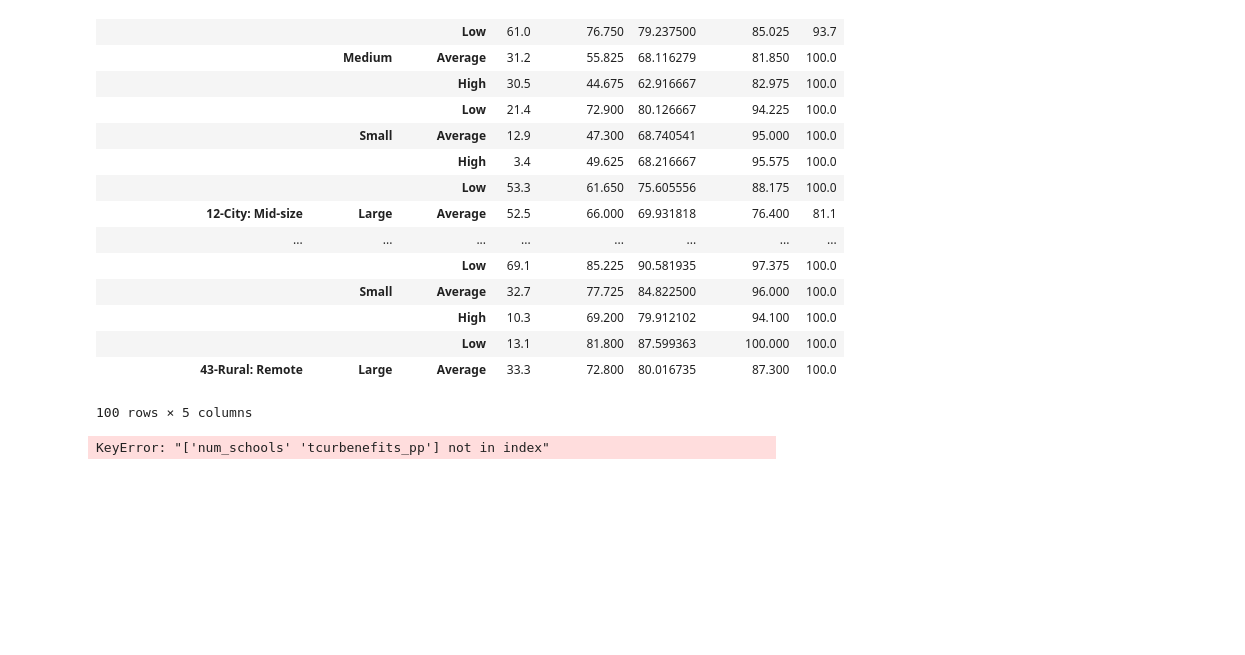
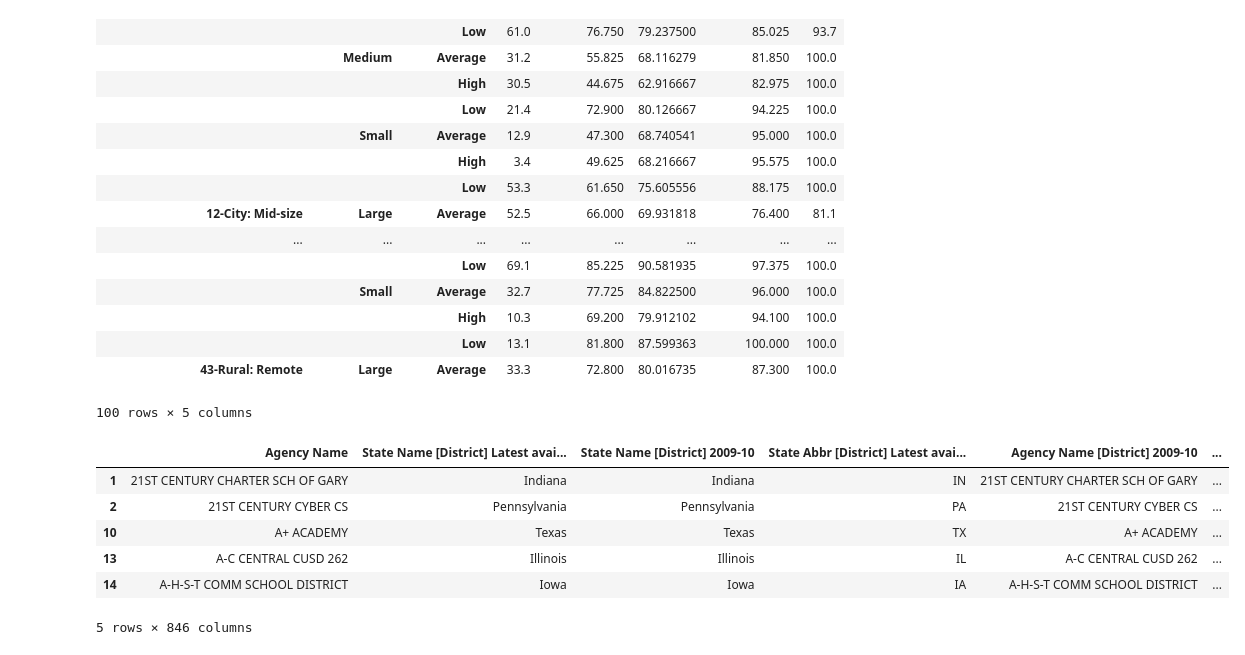
Before and after one commit to ashwindeo/dataschoolers, a Jupyter notebook: grouping.ipynb, the cells around one changed output. Cells and saved outputs as stored; diff of their text form; code cells hidden in the pictures; blank space fills up the shorter version.

Commit message:
Tableau districts latlong fix.

```diff
--- a/grouping.ipynb
+++ b/grouping.ipynb
@@ -260,4 +260,14 @@ similardistrictresults.head(100)
 |  |  | Low | 13.1 | 81.800 | 87.599363 | 100.000 | 100.0 |
 | 43-Rural: Remote | Large | Average | 33.3 | 72.800 | 80.016735 | 87.300 | 100.0 |
 100 rows × 5 columns
+# %%
+districts.head()
+# %% [output]
+|  | Agency Name | State Name [District] Latest avai... | State Name [District] 2009-10 | State Abbr [District] Latest avai... | Agency Name [District] 2009-10 | ... |
+| 1 | 21ST CENTURY CHARTER SCH OF GARY | Indiana | Indiana | IN | 21ST CENTURY CHARTER SCH OF GARY | ... |
+| 2 | 21ST CENTURY CYBER CS | Pennsylvania | Pennsylvania | PA | 21ST CENTURY CYBER CS | ... |
+| 10 | A+ ACADEMY | Texas | Texas | TX | A+ ACADEMY | ... |
+| 13 | A-C CENTRAL CUSD 262 | Illinois | Illinois | IL | A-C CENTRAL CUSD 262 | ... |
+| 14 | A-H-S-T COMM SCHOOL DISTRICT | Iowa | Iowa | IA | A-H-S-T COMM SCHOOL DISTRICT | ... |
+5 rows × 846 columns
 # %%
@@ -265,9 +275,7 @@ highfull = districts[['Agency ID - NCES Assigned [District] Latest available yea
 # %%
 lowfull = districts[['Agency ID - NCES Assigned [District] Latest available year', 'i_fin_sdlc_elem_sec', 'i_fin_sdlc_voc', 'r_stud_reg_12_W_F', 'i_lgo_PK', 'r_stud_reg_12_W_M', 'i_lgo_K', 'i_agency_type_local_school_district', 'r_frev_ao', 'r_stud_re_B', 'r_stud_912']]
 # %%
-highnoge = districts[['Agency ID - NCES Assigned [District] Latest available year', 'i_lgo_K', 'i_lgo_PK', 'i_fin_sdlc_sec', 'r_st_TS', 'num_schools', 'tcurbenefits_pp', 'r_frev_ao', 'r_frev_dis', 'r_stud_912', 'i_fin_sdlc_voc']]
+highnoge = districts[['Agency ID - NCES Assigned [District] Latest available year', 'i_lgo_K', 'i_lgo_PK', 'i_fin_sdlc_sec', 'r_st_TS', 'Total Number Operational Schools [Public School] 2009-10', 'Total Expenditures (TOTALEXP) per Pupil (V33) [District Finance] 2009-10', 'r_frev_ao', 'r_frev_dis', 'r_stud_912', 'i_fin_sdlc_voc']]
-# %% [output]
-KeyError: "['num_schools' 'tcurbenefits_pp'] not in index"
 # %%
 lownoge = districts[['Agency ID - NCES Assigned [District] Latest available year', 'i_lgo_K', 'i_lgo_PK', 'r_st_TS', 'i_fin_sdlc_voc', 'Total Expenditures (TOTALEXP) per Pupil (V33) [District Finance] 2009-10', 'r_stud_912', 'r_frev_ao', 'i_ma_metropolitan', 'i_ucl_city_small', 'i_ma_micropolitan']]
 # %%
```
Also changed, not shown: parts of 2 cells of this notebook, 4 other files.
